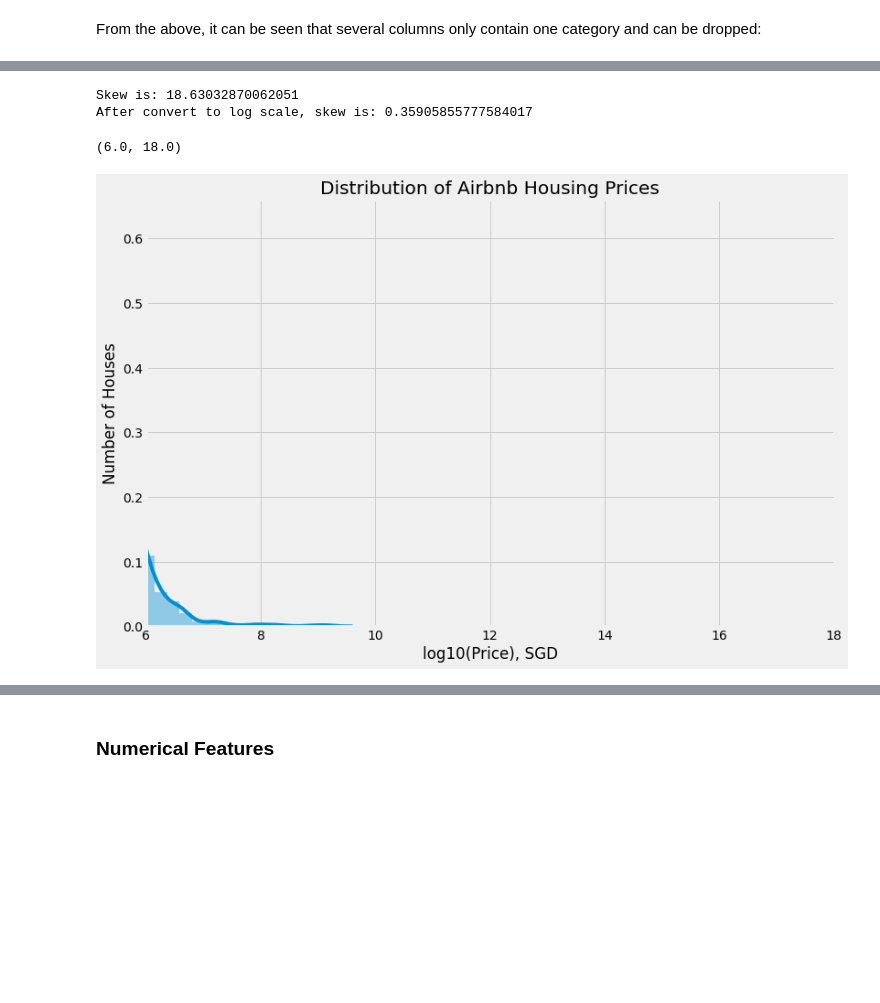
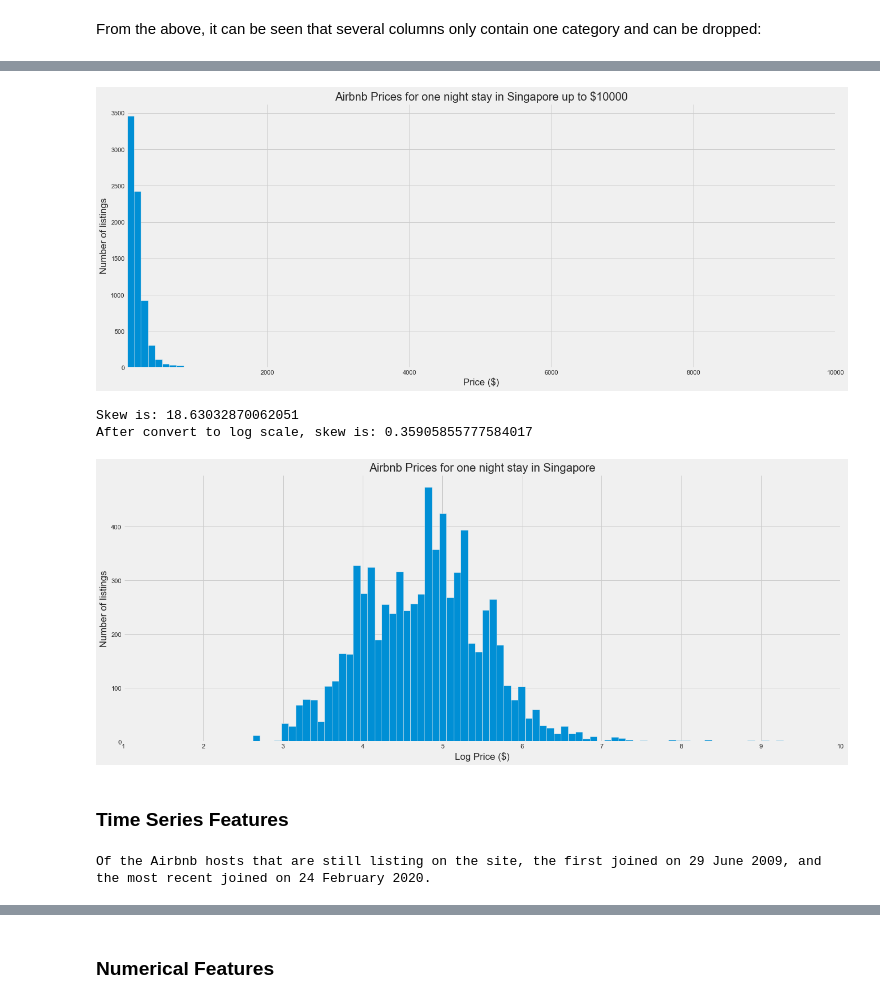
Before and after one commit to amandaleejl/capstone, a Jupyter notebook: code/starter-code-amanda.ipynb, the cells around one changed output, grey strips where cells are left out. Drawn from its saved outputs; the diff is of its cells as text; code cells hidden in the pictures; blank space fills up the shorter version.

```diff
--- a/code/starter-code-amanda.ipynb
+++ b/code/starter-code-amanda.ipynb
@@ -458 +586,12 @@ plt.title('Distribution of Airbnb Housing Prices');
+# %%
+# Distribution of prices from $1 to $10000
+plt.figure(figsize=(20,8))
+airbnb_data.price.hist(bins=100)
+plt.margins(x=0)
+plt.title("Airbnb Prices for one night stay in Singapore up to $10000", fontsize=20)
+plt.xlabel("Price ($)")
+plt.ylabel("Number of listings")
+plt.show()
+# %% [output]
+[figure, added]
 # %%
@@ -469,18 +606,15 @@ print(f"After convert to log scale, skew is: {np.log(airbnb_data.price).skew()}"
 # %% [output]
 Skew is: 18.63032870062051
 After convert to log scale, skew is: 0.35905855777584017
-# %%
-# View the distribution of the price after converting to log scale
-
-plt.figure(figsize = (12,8));
-
-sns.distplot(np.log(airbnb_data.price), bins = 30, kde = True);
-
-plt.xlabel('log10(Price), SGD')
-plt.ylabel('Number of Houses')
-plt.title('Distribution of Airbnb Housing Prices');
-
-plt.xlim(6,18)
-# %% [output]
-(6.0, 18.0)
-[figure, removed]
+# %%
+# view the distribution of prices after log
+plt.figure(figsize=(20,8))
+np.log(airbnb_data.price).hist(bins=100, range=(1,10))
+plt.margins(x=0)
+# plt.axvline(1, color='orange', linestyle='--')
+plt.title("Airbnb Prices for one night stay in Singapore", fontsize=20)
+plt.xlabel("Log Price ($)")
+plt.ylabel("Number of listings")
+plt.show()
+# %% [output]
+[figure, added]
@@ -486,0 +625,6 @@ plt.xlim(6,18)
+# %% [markdown]
+### Time Series Features
+# %%
+print(f"Of the Airbnb hosts that are still listing on the site, the first joined on {min(airbnb_data.host_since).strftime('%d %B %Y')}, and the most recent joined on {max(airbnb_data.host_since).strftime('%d %B %Y')}.")
+# %% [output]
+Of the Airbnb hosts that are still listing on the site, the first joined on 29 June 2009, and the most recent joined on 24 February 2020.
```
Also changed, not shown: parts of 214 cells of this notebook, 4 other files.
